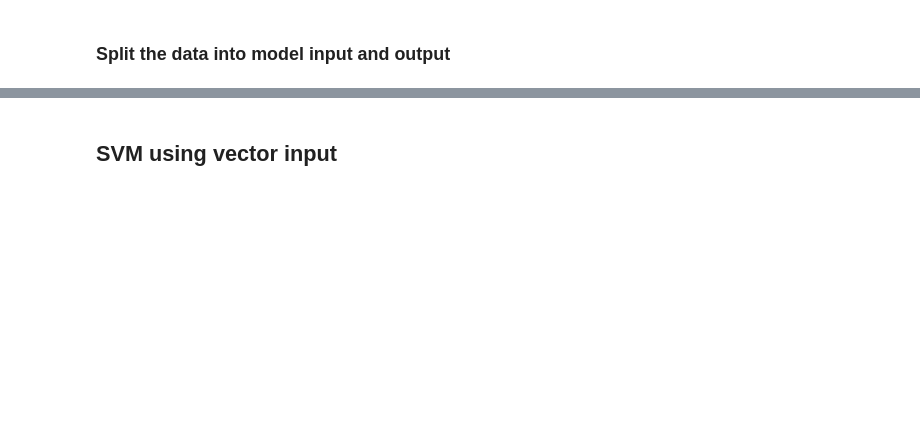
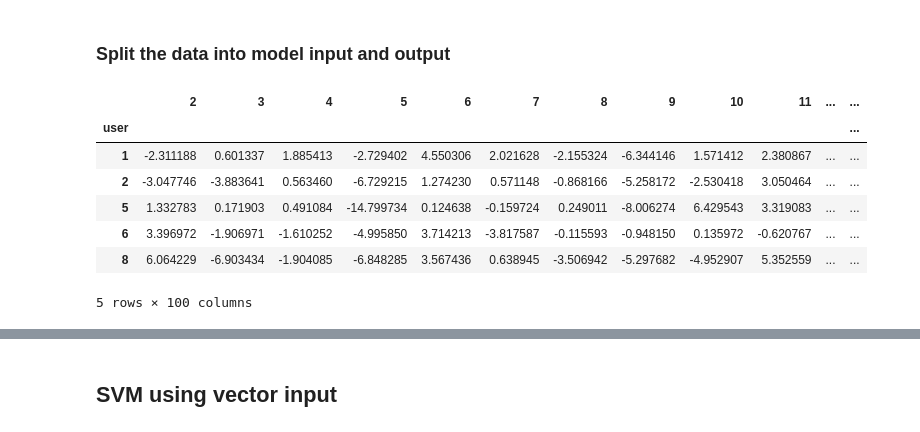
Before and after one commit to g-simmons/mfp, a Jupyter notebook: src/classify.ipynb, the cells around one changed output, grey strips where cells are left out. Saved outputs shown, nothing was run; the diff lists cells and outputs as text; code cells hidden in the pictures; blank space fills up the shorter version.

```diff
--- a/src/classify.ipynb
+++ b/src/classify.ipynb
@@ -144,0 +187,11 @@ X = grouped_above_30.iloc[:,0:100]
+# %%
+X.head()
+# %% [output]
+|  | 2 | 3 | 4 | 5 | 6 | 7 | 8 | 9 | 10 | 11 | ... | ... |
+| user |  |  |  |  |  |  |  |  |  |  |  | ... |
+| 1 | -2.311188 | 0.601337 | 1.885413 | -2.729402 | 4.550306 | 2.021628 | -2.155324 | -6.344146 | 1.571412 | 2.380867 | ... | ... |
+| 2 | -3.047746 | -3.883641 | 0.563460 | -6.729215 | 1.274230 | 0.571148 | -0.868166 | -5.258172 | -2.530418 | 3.050464 | ... | ... |
+| 5 | 1.332783 | 0.171903 | 0.491084 | -14.799734 | 0.124638 | -0.159724 | 0.249011 | -8.006274 | 6.429543 | 3.319083 | ... | ... |
+| 6 | 3.396972 | -1.906971 | -1.610252 | -4.995850 | 3.714213 | -3.817587 | -0.115593 | -0.948150 | 0.135972 | -0.620767 | ... | ... |
+| 8 | 6.064229 | -6.903434 | -1.904085 | -6.848285 | 3.567436 | 0.638945 | -3.506942 | -5.297682 | -4.952907 | 5.352559 | ... | ... |
+5 rows × 100 columns
```
Also changed, not shown: parts of 29 cells of this notebook.
